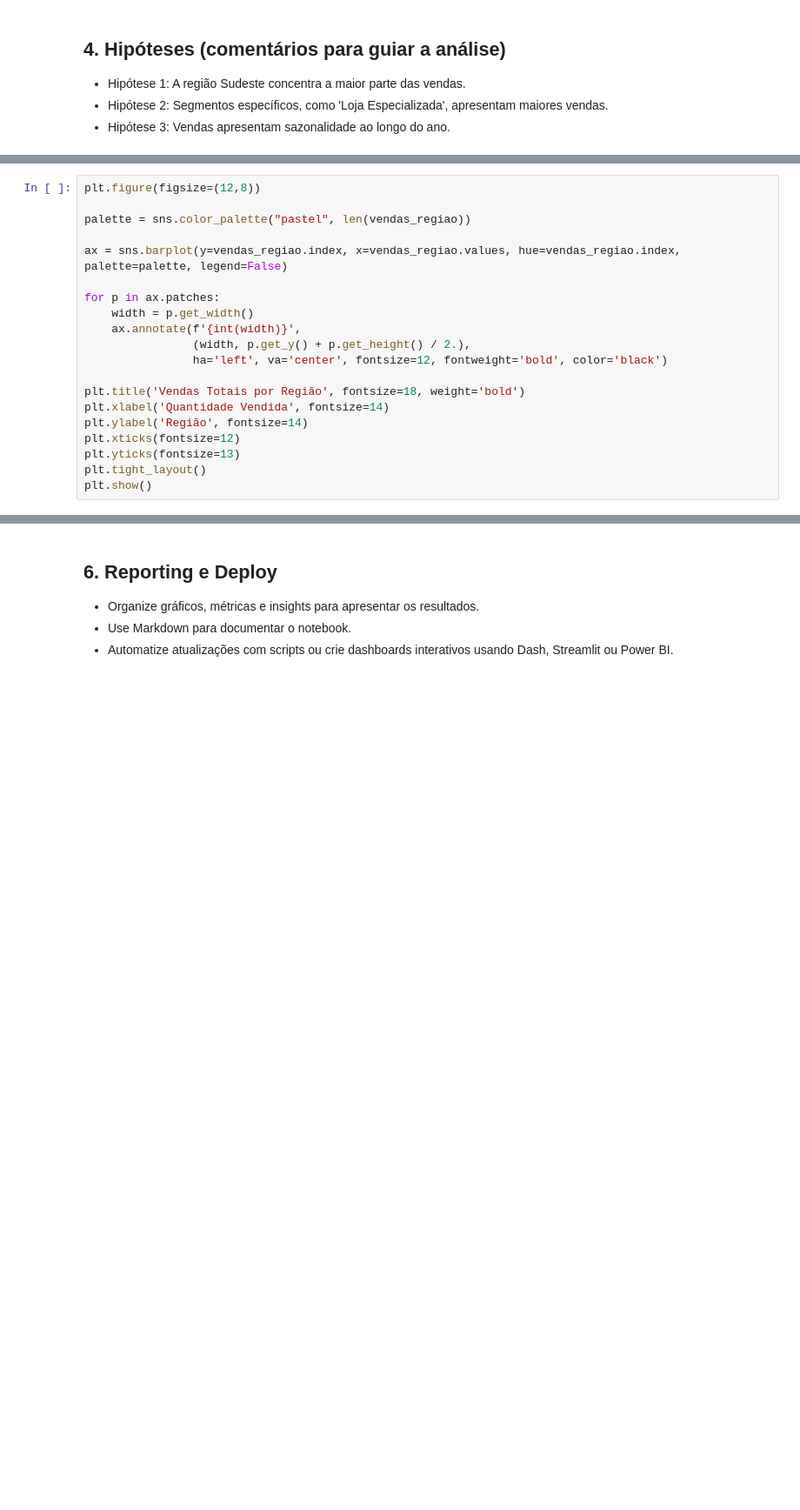
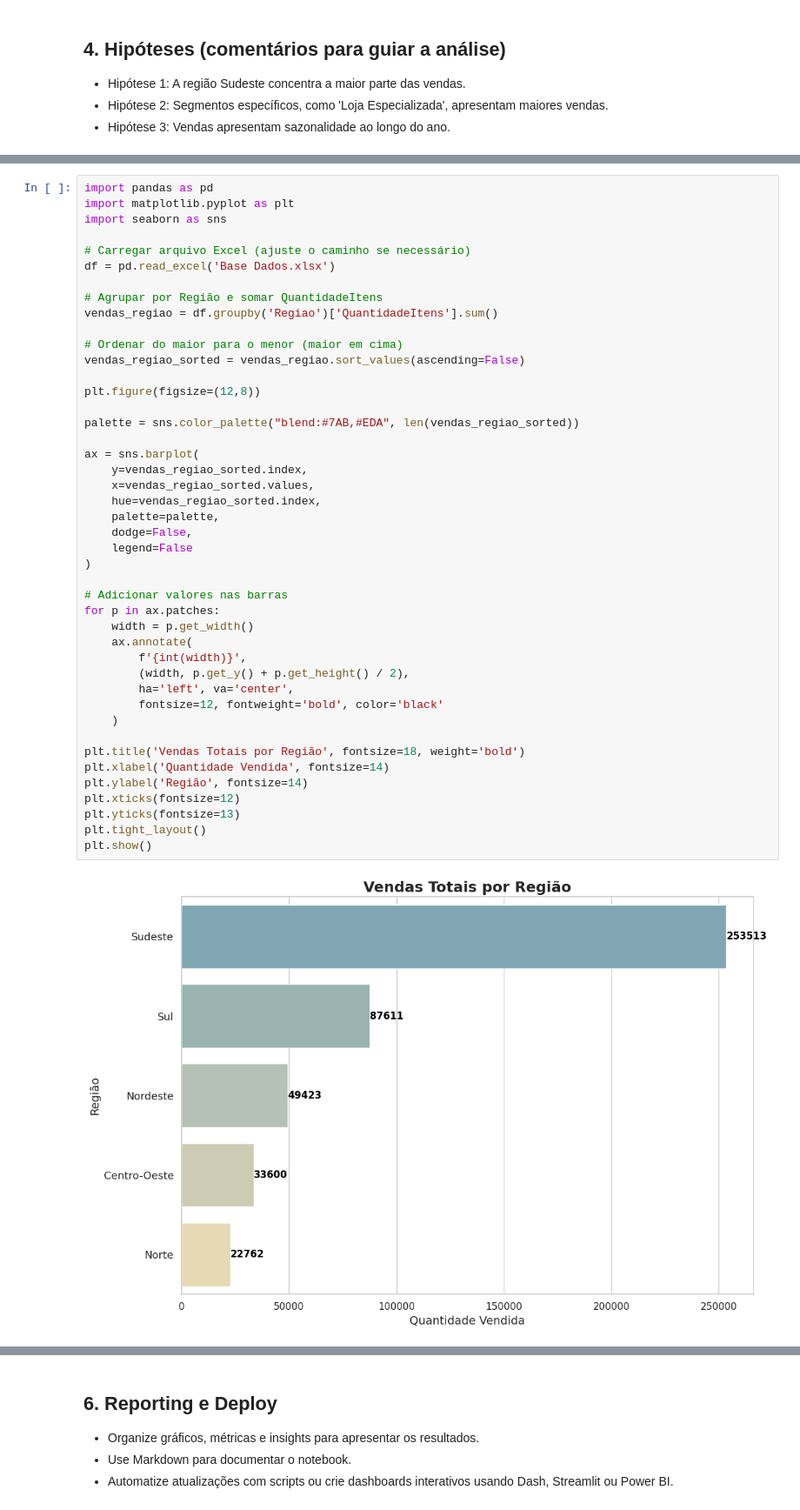
Before and after one commit to vaesgabriel/projeto-beach-tennis, a Jupyter notebook: BeachTennis.ipynb, the cells around one changed output, grey strips where cells are left out. Shown: that part at 87% size. Drawn from its saved outputs; the diff is of its cells as text; blank space fills up the shorter version.

```diff
--- a/BeachTennis.ipynb
+++ b/BeachTennis.ipynb
@@ -72,21 +123,47 @@ plt.show()
 # %%
+import pandas as pd
+import matplotlib.pyplot as plt
+import seaborn as sns
+
+# Carregar arquivo Excel (ajuste o caminho se necessário)
+df = pd.read_excel('Base Dados.xlsx')
+
+# Agrupar por Região e somar QuantidadeItens
+vendas_regiao = df.groupby('Regiao')['QuantidadeItens'].sum()
+
+# Ordenar do maior para o menor (maior em cima)
+vendas_regiao_sorted = vendas_regiao.sort_values(ascending=False)
+
 plt.figure(figsize=(12,8))
 
-palette = sns.color_palette("pastel", len(vendas_regiao))
+palette = sns.color_palette("blend:#7AB,#EDA", len(vendas_regiao_sorted))
 
-ax = sns.barplot(y=vendas_regiao.index, x=vendas_regiao.values, hue=vendas_regiao.index, palette=palette, legend=False)
+ax = sns.barplot(
+    y=vendas_regiao_sorted.index,
+    x=vendas_regiao_sorted.values,
+    hue=vendas_regiao_sorted.index,
+    palette=palette,
+    dodge=False,
+    legend=False
+)
 
+# Adicionar valores nas barras
 for p in ax.patches:
     width = p.get_width()
-    ax.annotate(f'{int(width)}',
-                (width, p.get_y() + p.get_height() / 2.),
-                ha='left', va='center', fontsize=12, fontweight='bold', color='black')
+    ax.annotate(
+        f'{int(width)}',
+        (width, p.get_y() + p.get_height() / 2),
+        ha='left', va='center',
+        fontsize=12, fontweight='bold', color='black'
+    )
 
 plt.title('Vendas Totais por Região', fontsize=18, weight='bold')
 plt.xlabel('Quantidade Vendida', fontsize=14)
 plt.ylabel('Região', fontsize=14)
 plt.xticks(fontsize=12)
 plt.yticks(fontsize=13)
 plt.tight_layout()
 plt.show()
+# %% [output]
+[figure, added]
 # %%
```
Also changed, not shown: parts of 10 cells of this notebook.
